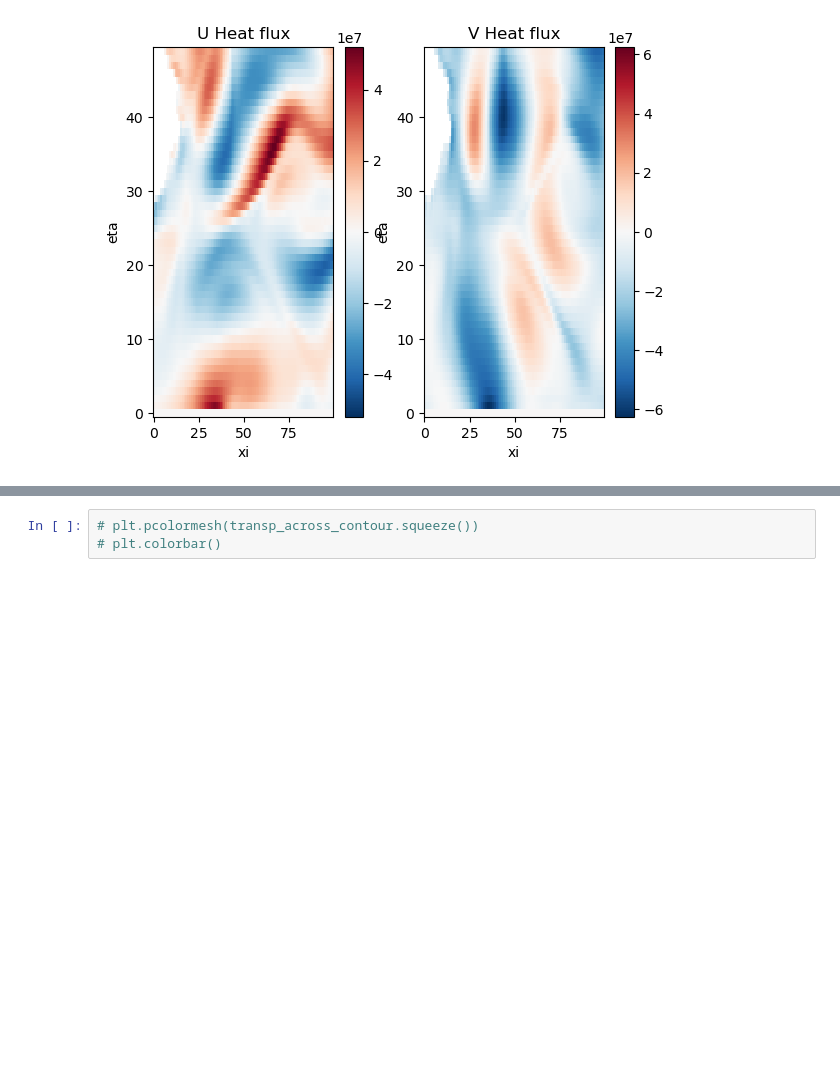
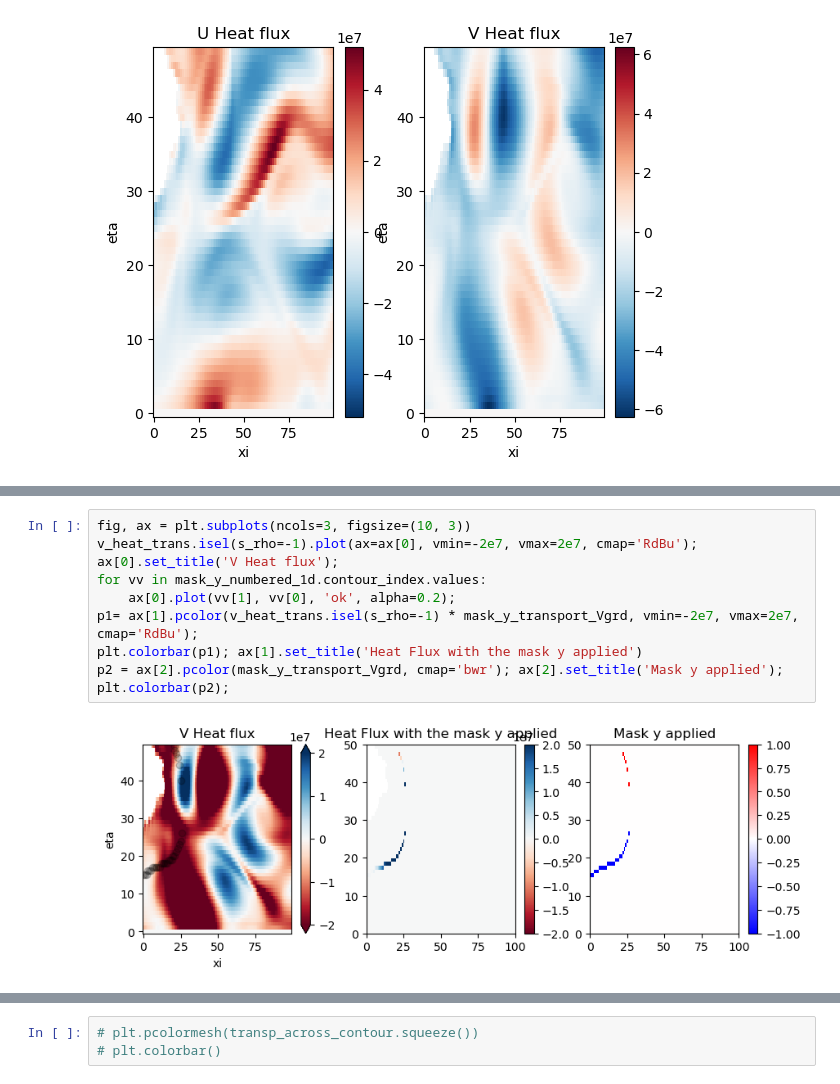
Before and after one commit to fncsobral/waom_notebook, a Jupyter notebook: OHB_shelf/Cross-1500m/testing.ipynb, the cells around one changed output, grey strips where cells are left out. Cells and saved outputs as stored; diff of their text form; blank space fills up the shorter version.

```diff
--- a/OHB_shelf/Cross-1500m/testing.ipynb
+++ b/OHB_shelf/Cross-1500m/testing.ipynb
@@ -791,3 +792,14 @@ Dimensions without coordinates: eta, xi
+# %%
+fig, ax = plt.subplots(ncols=3, figsize=(10, 3))
+v_heat_trans.isel(s_rho=-1).plot(ax=ax[0], vmin=-2e7, vmax=2e7, cmap='RdBu'); ax[0].set_title('V Heat flux');
+for vv in mask_y_numbered_1d.contour_index.values:
+    ax[0].plot(vv[1], vv[0], 'ok', alpha=0.2);
+p1= ax[1].pcolor(v_heat_trans.isel(s_rho=-1) * mask_y_transport_Vgrd, vmin=-2e7, vmax=2e7, cmap='RdBu');
+plt.colorbar(p1); ax[1].set_title('Heat Flux with the mask y applied')
+p2 = ax[2].pcolor(mask_y_transport_Vgrd, cmap='bwr'); ax[2].set_title('Mask y applied');
+plt.colorbar(p2);
+# %% [output]
+[figure, added]
 # %%
 
 def extract_transp_across_contour(temp, var_x, var_y):   # var:4D [time,eta_rho,xi_rho]
```
Also changed, not shown: parts of 5 cells of this notebook.
